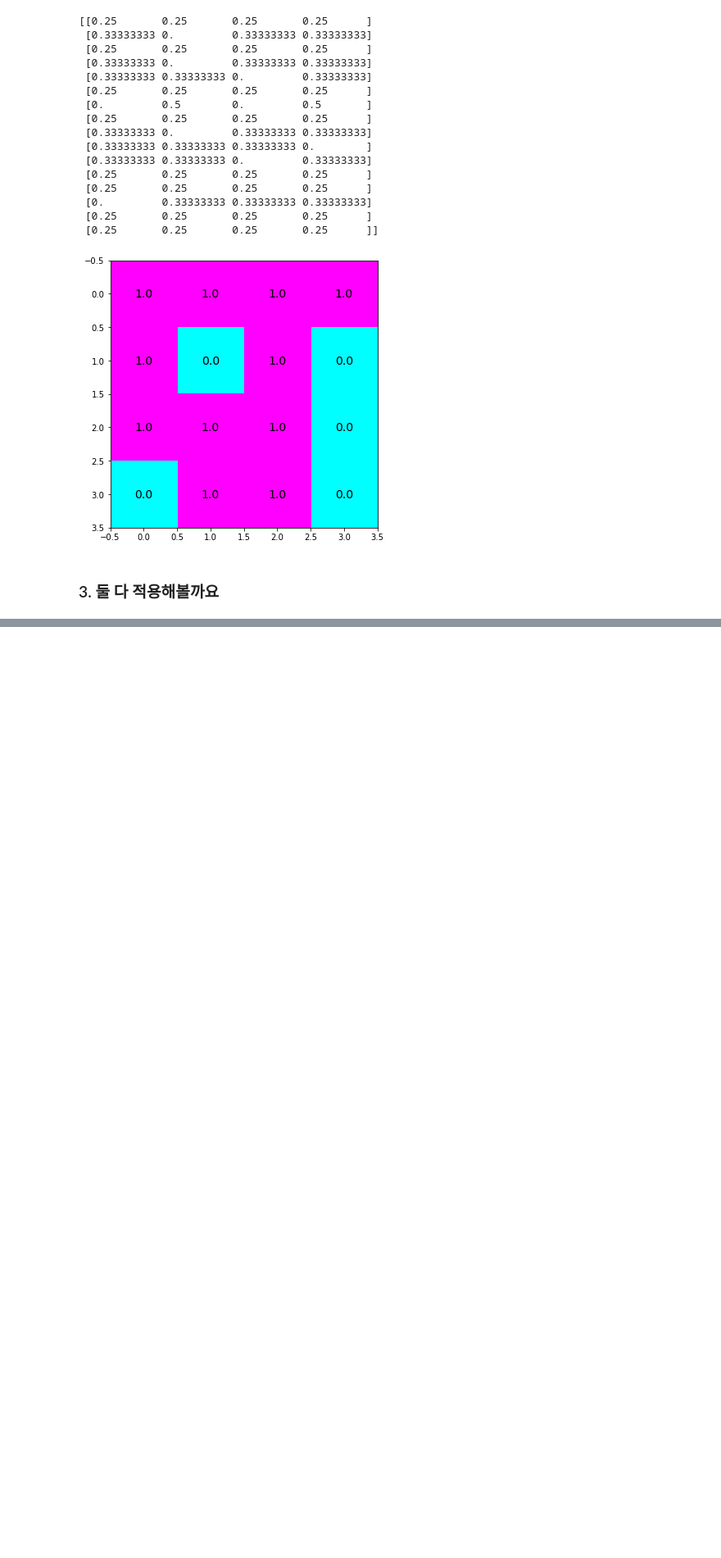
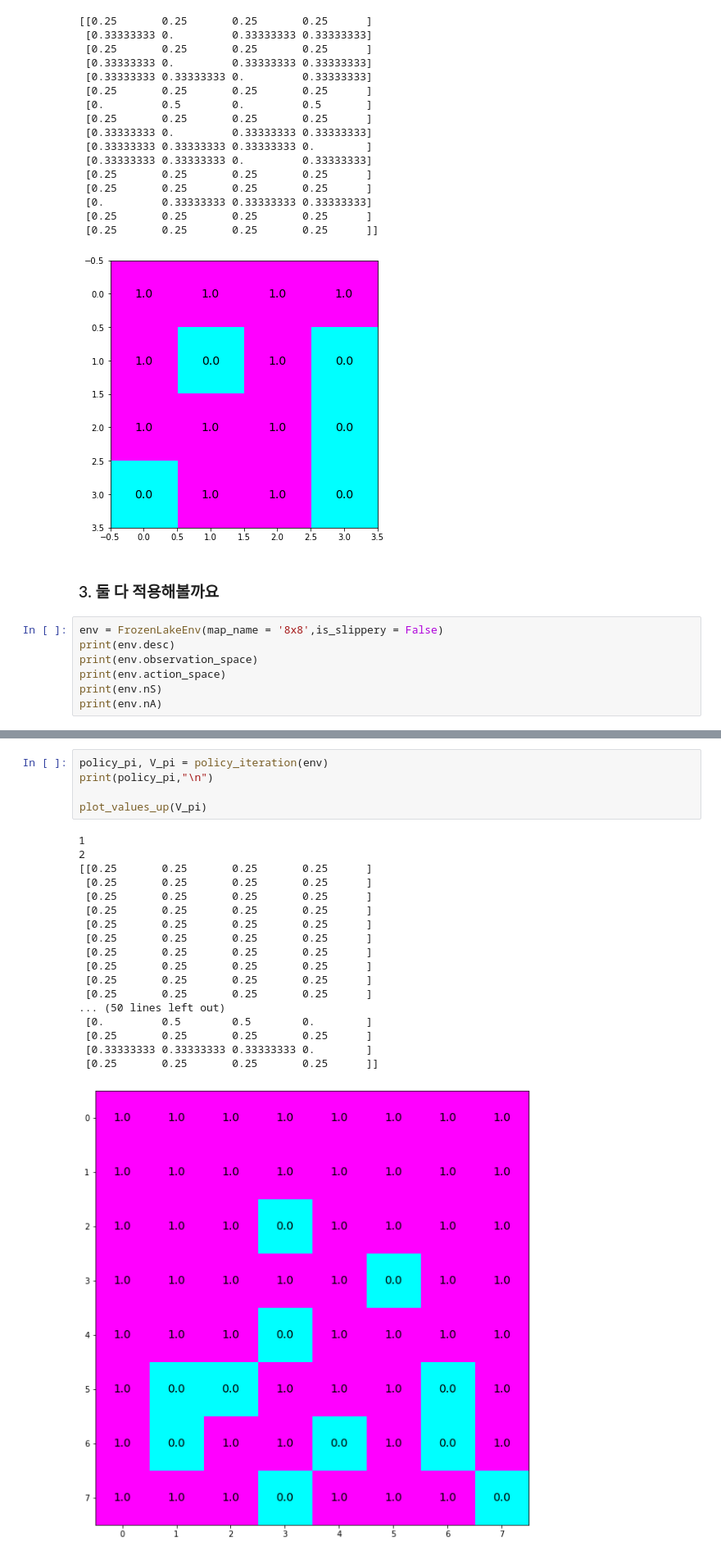
Before and after one commit to kimsol729/reinforcement_learning, a Jupyter notebook: chapter4/CHAP4.ipynb, the cells around one changed output, grey strips where cells are left out. Shown at 82% size. Saved outputs shown, nothing was run; the diff lists cells and outputs as text; blank space fills up the shorter version.

```diff
--- a/chapter4/CHAP4.ipynb
+++ b/chapter4/CHAP4.ipynb
@@ -481,3 +481,10 @@ plot_values(V_vi)
 [figure]
 # %% [markdown]
 ### 3. 둘 다 적용해볼까요
+# %%
+env = FrozenLakeEnv(map_name = '8x8',is_slippery = False)
+print(env.desc)
+print(env.observation_space)
+print(env.action_space)
+print(env.nS)
+print(env.nA)
@@ -483,0 +554,24 @@ plot_values(V_vi)
+# %%
+policy_pi, V_pi = policy_iteration(env)
+print(policy_pi,"\n")
+
+plot_values_up(V_pi)
+# %% [output]
+1
+2
+[[0.25       0.25       0.25       0.25      ]
+ [0.25       0.25       0.25       0.25      ]
+ [0.25       0.25       0.25       0.25      ]
+ [0.25       0.25       0.25       0.25      ]
+ [0.25       0.25       0.25       0.25      ]
+ [0.25       0.25       0.25       0.25      ]
+ [0.25       0.25       0.25       0.25      ]
+ [0.25       0.25       0.25       0.25      ]
+ [0.25       0.25       0.25       0.25      ]
+ [0.25       0.25       0.25       0.25      ]
+... (50 lines left out)
+ [0.         0.5        0.5        0.        ]
+ [0.25       0.25       0.25       0.25      ]
+ [0.33333333 0.33333333 0.33333333 0.        ]
+ [0.25       0.25       0.25       0.25      ]]
+[figure, added]
```
Also changed, not shown: parts of 5 cells of this notebook.
